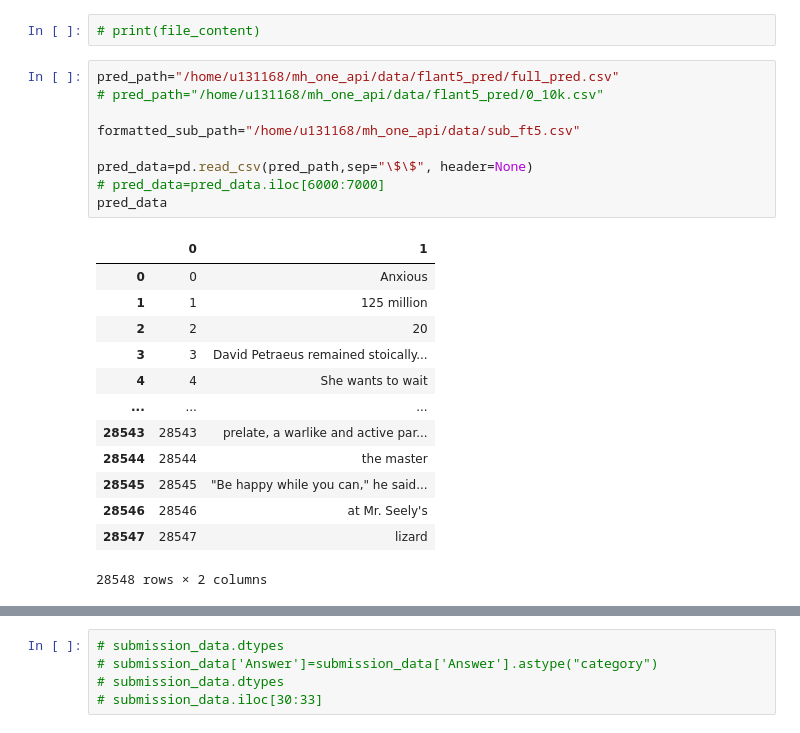
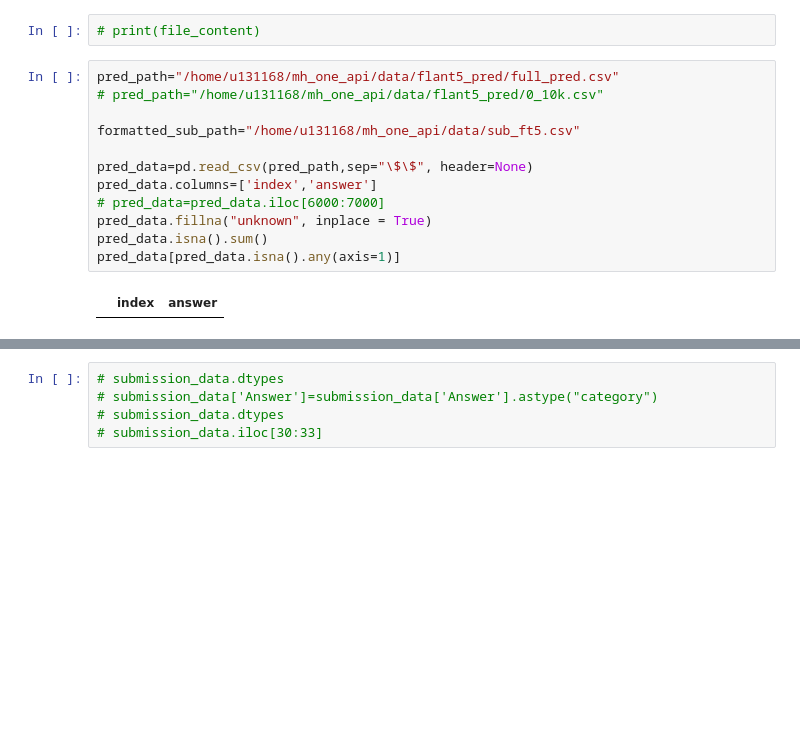
Before and after one commit to redR0b0t/mh_one_api, a Jupyter notebook: model/format_pred.ipynb, the cells around one changed output, grey strips where cells are left out. Cells and saved outputs as stored; diff of their text form; blank space fills up the shorter version.

```diff
--- a/model/format_pred.ipynb
+++ b/model/format_pred.ipynb
@@ -20,25 +20,16 @@ import pandas as pd
 # %%
 pred_path="/home/u131168/mh_one_api/data/flant5_pred/full_pred.csv"
 # pred_path="/home/u131168/mh_one_api/data/flant5_pred/0_10k.csv"
 
 formatted_sub_path="/home/u131168/mh_one_api/data/sub_ft5.csv"
 
 pred_data=pd.read_csv(pred_path,sep="\$\$", header=None)
+pred_data.columns=['index','answer']
 # pred_data=pred_data.iloc[6000:7000]
-pred_data
+pred_data.fillna("unknown", inplace = True)
+pred_data.isna().sum()
+pred_data[pred_data.isna().any(axis=1)]
 # %% [output]
-|  | 0 | 1 |
-| 0 | 0 | Anxious |
-| 1 | 1 | 125 million |
-| 2 | 2 | 20 |
-| 3 | 3 | David Petraeus remained stoically... |
-| 4 | 4 | She wants to wait |
-| ... | ... | ... |
-| 28543 | 28543 | prelate, a warlike and active par... |
-| 28544 | 28544 | the master |
-| 28545 | 28545 | "Be happy while you can," he said... |
-| 28546 | 28546 | at Mr. Seely's |
-| 28547 | 28547 | lizard |
+|  | index | answer |
-28548 rows × 2 columns
 # %%
 temListPre=[0 for i in range(0,pred_data.iloc[0,0]-1)]
```
Also changed, not shown: parts of 1 cell of this notebook, 12 other files.
